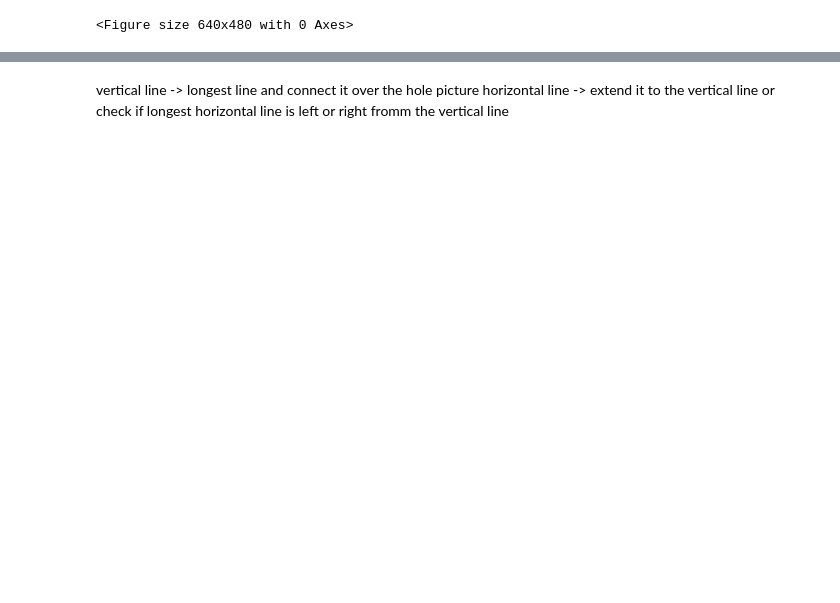
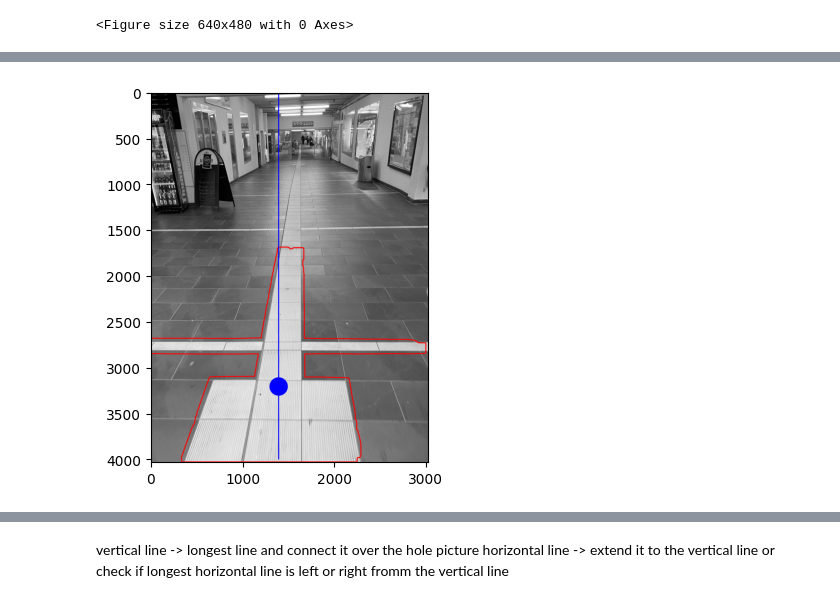
Before and after one commit to hendric-popma/project_bums, a Jupyter notebook: test_img7546.ipynb, the cells around one changed output, grey strips where cells are left out. Cells and saved outputs as stored; diff of their text form; code cells hidden in the pictures; blank space fills up the shorter version.

```diff
--- a/test_img7546.ipynb
+++ b/test_img7546.ipynb
@@ -30,0 +76,10 @@ plt.imshow(out)
+# %%
+#find center of ther contour
+m = cv2.moments(cnts[c_idx])
+cX = int(m["m10"] / m["m00"])
+cY = int(m["m01"] / m["m00"])
+res = cv2.circle(out, (cX, cY),100, [0,0,255], cv2.FILLED)
+cv2.line(res, (cX,0),(cX,4000), [0, 0, 255], 10)
+plt.imshow(res)
+# %% [output]
+[figure, added]
```
Also changed, not shown: parts of 22 cells of this notebook, 2 other files.
